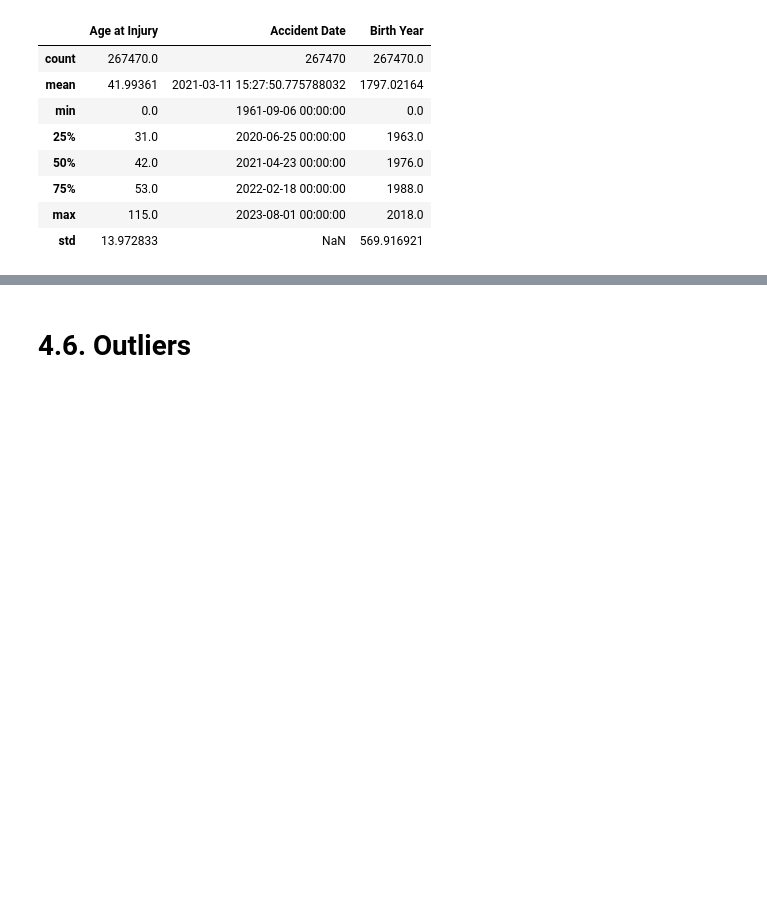
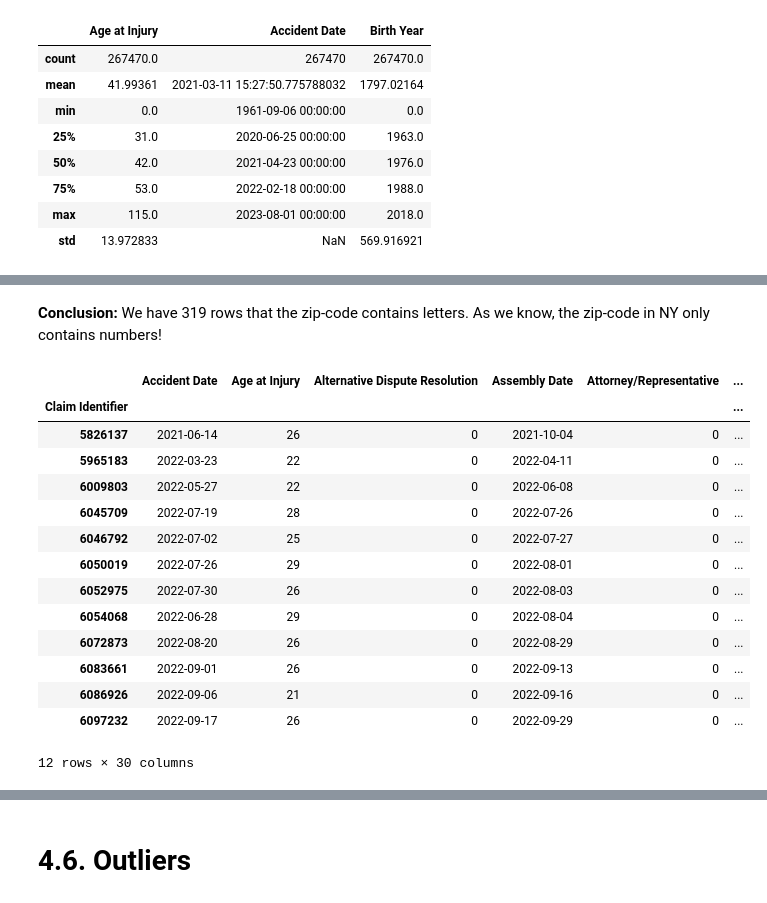
Before and after one commit to mgalao/machine-learning-project, a Jupyter notebook: project/Homework_Group38.ipynb, the cells around one changed output, grey strips where cells are left out. Saved outputs shown, nothing was run; the diff lists cells and outputs as text; code cells hidden in the pictures; blank space fills up the shorter version.

```diff
--- a/project/Homework_Group38.ipynb
+++ b/project/Homework_Group38.ipynb
@@ -906,3 +910,5 @@ df_train_adjust_dtypes[columns_object_to_datetime + columns_float_to_int + colum
 # 4.5. Inconsistencies
 # %% [markdown]
 - from the start of 2020 till the end of 2022
+# %%
+df_inconsistencies = df_train_adjust_dtypes.copy()
@@ -909,10 +917,10 @@ df_train_adjust_dtypes[columns_object_to_datetime + columns_float_to_int + colum
 # %%
 # Ensure 'Accident Date' is in datetime format
-df_train_adjust_dtypes['Accident Date'] = pd.to_datetime(df_train_adjust_dtypes['Accident Date'], errors='coerce')
+df_inconsistencies['Accident Date'] = pd.to_datetime(df_inconsistencies['Accident Date'], errors='coerce')
 
 # Check for inconsistencies between 'Age at Injury', 'Accident Date', and 'Birth Year'
-inconsistent_rows = df_train_adjust_dtypes[
-    df_train_adjust_dtypes['Age at Injury'] != (df_train_adjust_dtypes['Accident Date'].dt.year - df_train_adjust_dtypes['Birth Year'])
+inconsistent_rows = df_inconsistencies[
+    df_inconsistencies['Age at Injury'] != (df_inconsistencies['Accident Date'].dt.year - df_inconsistencies['Birth Year'])
 ]
 
 # Display rows with inconsistencies
@@ -946,0 +983,3 @@ inconsistent_rows[['Age at Injury', 'Accident Date', 'Birth Year']].describe()
+# %%
+df_with_letters_and_numbers = df_inconsistencies[df_inconsistencies['Zip Code'].str.contains(r'[A-Za-z]', regex=True) & df_inconsistencies['Zip Code'].str.contains(r'\d', regex=True)]
+df_with_letters_and_numbers
@@ -946,0 +1001,22 @@ inconsistent_rows[['Age at Injury', 'Accident Date', 'Birth Year']].describe()
+# %% [markdown]
+**Conclusion:** We have 319 rows that the zip-code contains letters. As we know, the zip-code in NY only contains numbers!
+# %%
+#M3K2B
+
+df_with_letters_and_numbers[df_with_letters_and_numbers["Zip Code"] == "V6B2M"]
+# %% [output]
+|  | Accident Date | Age at Injury | Alternative Dispute Resolution | Assembly Date | Attorney/Representative | ... |
+| Claim Identifier |  |  |  |  |  | ... |
+| 5826137 | 2021-06-14 | 26 | 0 | 2021-10-04 | 0 | ... |
+| 5965183 | 2022-03-23 | 22 | 0 | 2022-04-11 | 0 | ... |
+| 6009803 | 2022-05-27 | 22 | 0 | 2022-06-08 | 0 | ... |
+| 6045709 | 2022-07-19 | 28 | 0 | 2022-07-26 | 0 | ... |
+| 6046792 | 2022-07-02 | 25 | 0 | 2022-07-27 | 0 | ... |
+| 6050019 | 2022-07-26 | 29 | 0 | 2022-08-01 | 0 | ... |
+| 6052975 | 2022-07-30 | 26 | 0 | 2022-08-03 | 0 | ... |
+| 6054068 | 2022-06-28 | 29 | 0 | 2022-08-04 | 0 | ... |
+| 6072873 | 2022-08-20 | 26 | 0 | 2022-08-29 | 0 | ... |
+| 6083661 | 2022-09-01 | 26 | 0 | 2022-09-13 | 0 | ... |
+| 6086926 | 2022-09-06 | 21 | 0 | 2022-09-16 | 0 | ... |
+| 6097232 | 2022-09-17 | 26 | 0 | 2022-09-29 | 0 | ... |
+12 rows × 30 columns
```
Also changed, not shown: parts of 38 cells of this notebook, 1 other file.
